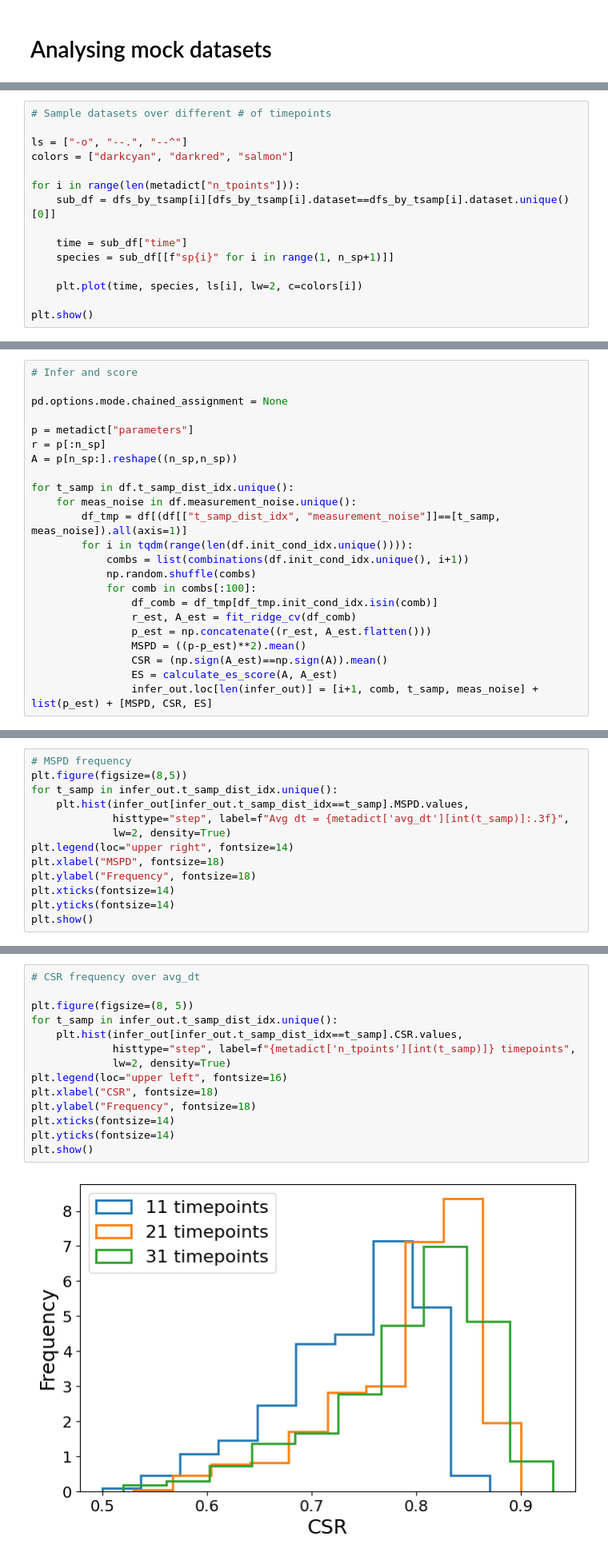
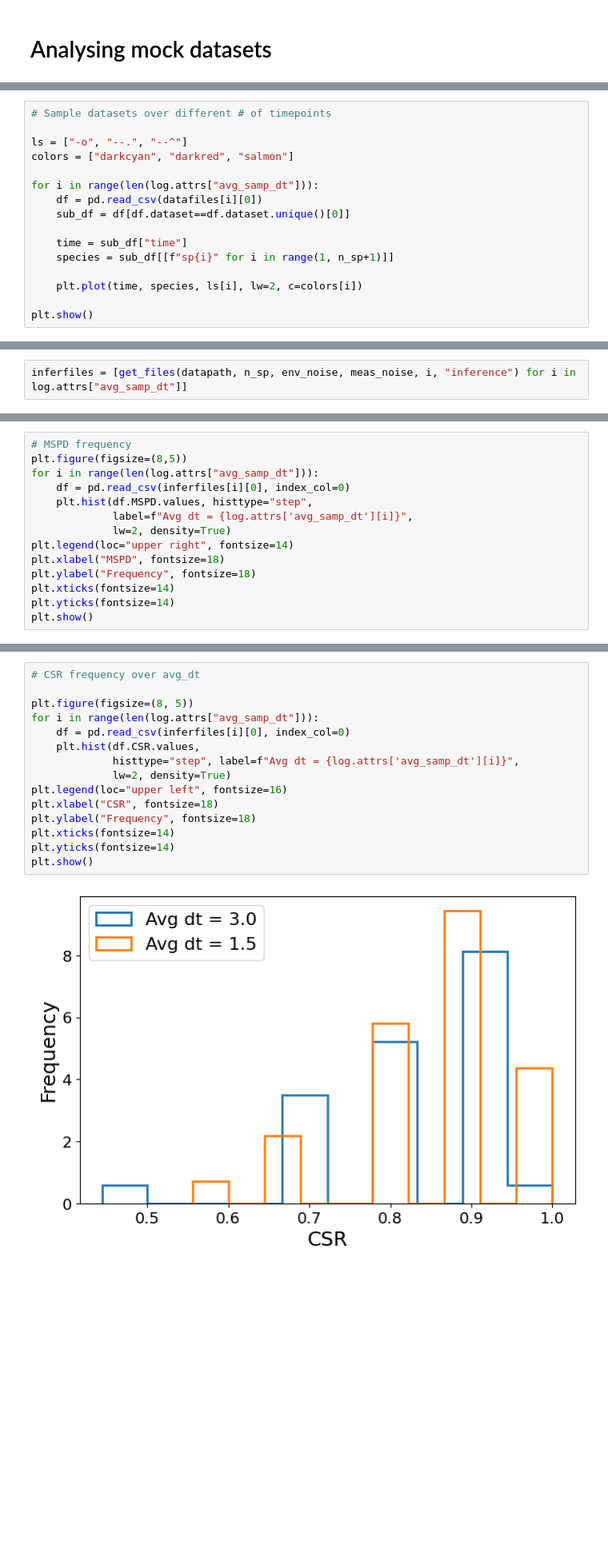
Before and after one commit to joaovaleriano/gLV_OED, a Jupyter notebook: notebooks/analysis2.ipynb, the cells around one changed output, grey strips where cells are left out. Shown at 80% size. Drawn from its saved outputs; the diff is of its cells as text; blank space fills up the shorter version.

```diff
--- a/notebooks/analysis2.ipynb
+++ b/notebooks/analysis2.ipynb
@@ -103,8 +76,9 @@ dfs_by_tsamp = [df[df.t_samp_dist_idx==i] for i in df.t_samp_dist_idx.unique()]
 ls = ["-o", "--.", "--^"]
 colors = ["darkcyan", "darkred", "salmon"]
 
-for i in range(len(metadict["n_tpoints"])):
-    sub_df = dfs_by_tsamp[i][dfs_by_tsamp[i].dataset==dfs_by_tsamp[i].dataset.unique()[0]]
+for i in range(len(log.attrs["avg_samp_dt"])):
+    df = pd.read_csv(datafiles[i][0])
+    sub_df = df[df.dataset==df.dataset.unique()[0]]
 
     time = sub_df["time"]
     species = sub_df[[f"sp{i}" for i in range(1, n_sp+1)]]
@@ -162,26 +129,5 @@ def calculate_es_score(true_aij, inferred_aij) -> float:
     ES_score = (unscaled_score - theoretical_min) / (theoretical_max - theoretical_min)
 
     return ES_score
-# %%
-# Infer and score
-
-pd.options.mode.chained_assignment = None
-
-p = metadict["parameters"]
-r = p[:n_sp]
-A = p[n_sp:].reshape((n_sp,n_sp))
-
-for t_samp in df.t_samp_dist_idx.unique():
-    for meas_noise in df.measurement_noise.unique():
-        df_tmp = df[(df[["t_samp_dist_idx", "measurement_noise"]]==[t_samp, meas_noise]).all(axis=1)]
-        for i in tqdm(range(len(df.init_cond_idx.unique()))):
-            combs = list(combinations(df.init_cond_idx.unique(), i+1))
-            np.random.shuffle(combs)
-            for comb in combs[:100]:
-                df_comb = df_tmp[df_tmp.init_cond_idx.isin(comb)]
-                r_est, A_est = fit_ridge_cv(df_comb)
-                p_est = np.concatenate((r_est, A_est.flatten()))
-                MSPD = ((p-p_est)**2).mean()
-                CSR = (np.sign(A_est)==np.sign(A)).mean()
-                ES = calculate_es_score(A, A_est)
-                infer_out.loc[len(infer_out)] = [i+1, comb, t_samp, meas_noise] + list(p_est) + [MSPD, CSR, ES]
+# %%
+inferfiles = [get_files(datapath, n_sp, env_noise, meas_noise, i, "inference") for i in log.attrs["avg_samp_dt"]]
@@ -188,9 +163,10 @@ for t_samp in df.t_samp_dist_idx.unique():
 # %%
 # MSPD frequency
 plt.figure(figsize=(8,5))
-for t_samp in infer_out.t_samp_dist_idx.unique():
-    plt.hist(infer_out[infer_out.t_samp_dist_idx==t_samp].MSPD.values,
-             histtype="step", label=f"Avg dt = {metadict['avg_dt'][int(t_samp)]:.3f}",
+for i in range(len(log.attrs["avg_samp_dt"])):
+    df = pd.read_csv(inferfiles[i][0], index_col=0)
+    plt.hist(df.MSPD.values, histtype="step",
+             label=f"Avg dt = {log.attrs['avg_samp_dt'][i]}",
              lw=2, density=True)
 plt.legend(loc="upper right", fontsize=14)
 plt.xlabel("MSPD", fontsize=18)
@@ -203,19 +179,20 @@ plt.show()
 # %%
 # CSR frequency over avg_dt
 
 plt.figure(figsize=(8, 5))
-for t_samp in infer_out.t_samp_dist_idx.unique():
-    plt.hist(infer_out[infer_out.t_samp_dist_idx==t_samp].CSR.values,
-             histtype="step", label=f"{metadict['n_tpoints'][int(t_samp)]} timepoints",
+for i in range(len(log.attrs["avg_samp_dt"])):
+    df = pd.read_csv(inferfiles[i][0], index_col=0)
+    plt.hist(df.CSR.values,
+             histtype="step", label=f"Avg dt = {log.attrs['avg_samp_dt'][i]}",
              lw=2, density=True)
 plt.legend(loc="upper left", fontsize=16)
 plt.xlabel("CSR", fontsize=18)
 plt.ylabel("Frequency", fontsize=18)
 plt.xticks(fontsize=14)
 plt.yticks(fontsize=14)
 plt.show()
 # %% [output]
-[figure, old version]
+[figure, new version]
 # %%
 # ES frequency over avg_dt
 
```
Also changed, not shown: parts of 20 cells of this notebook, 5 other files.
